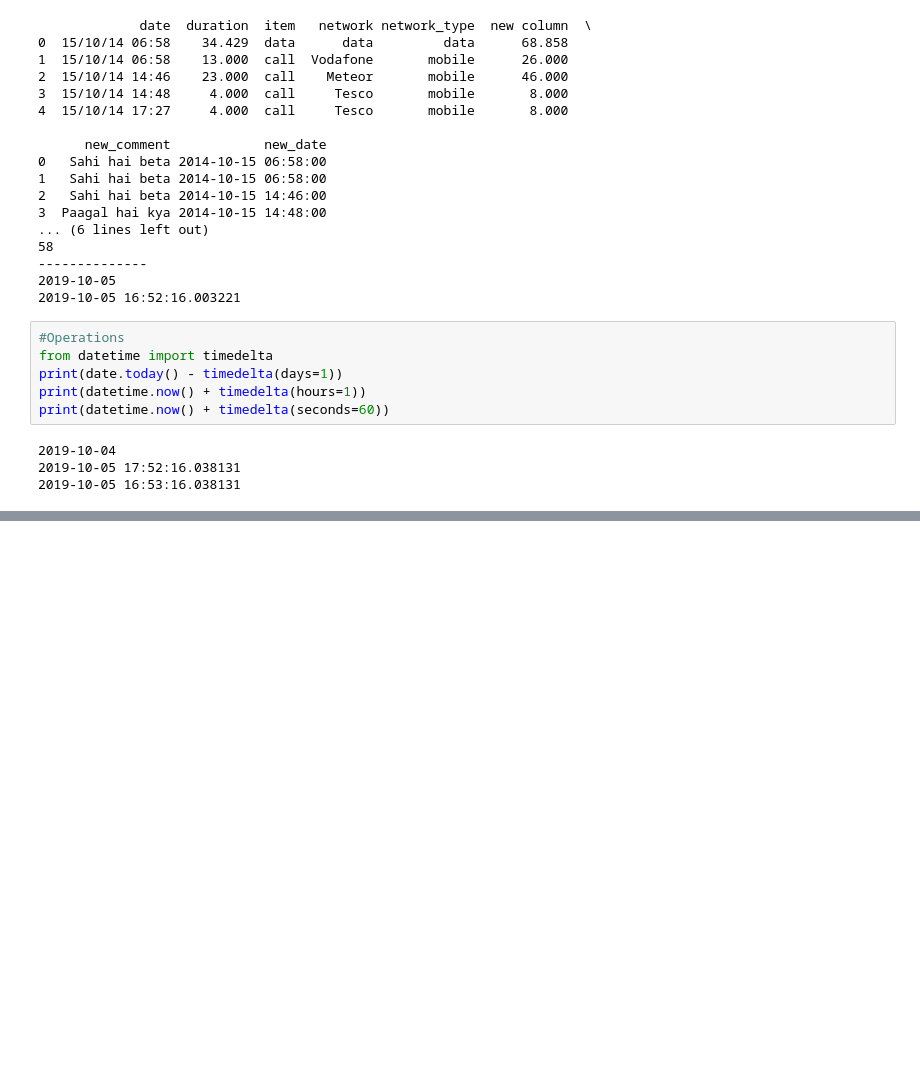
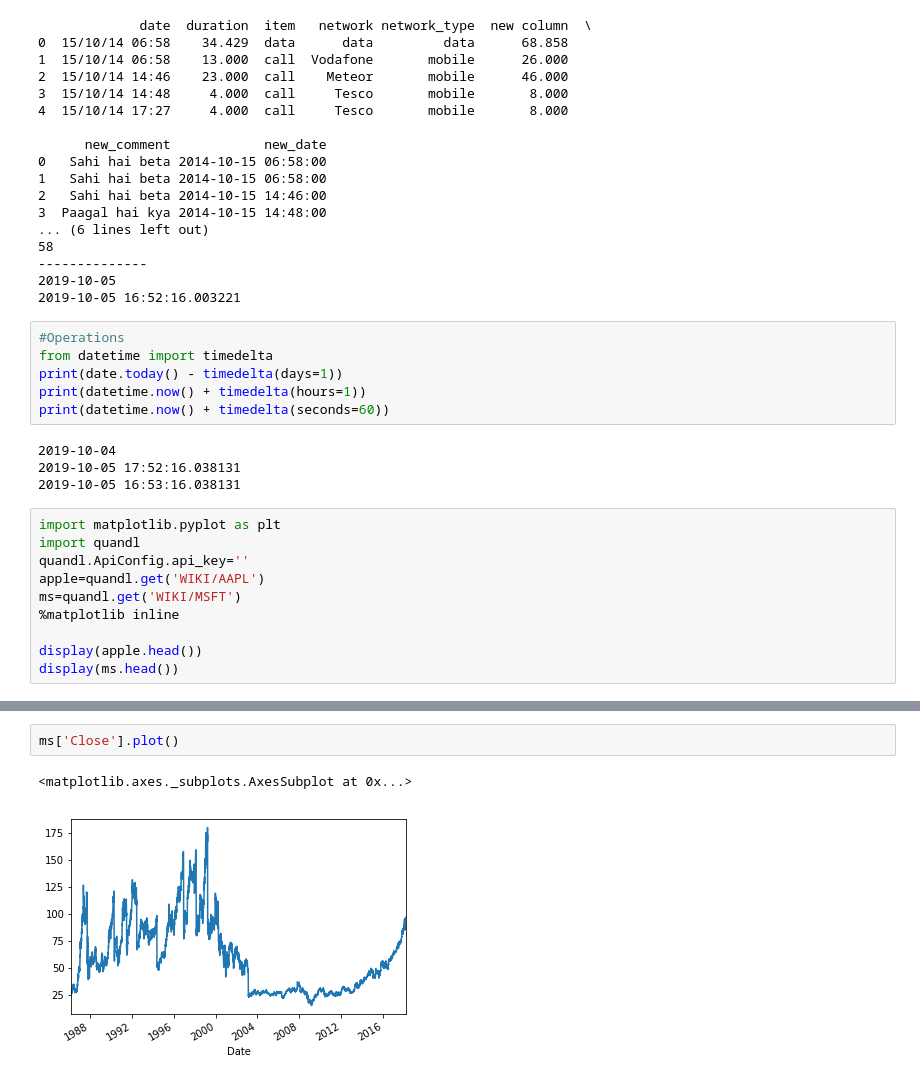
Before and after one commit to nikhilrsharma/Pandas, a Jupyter notebook: Pandas (Nikhil).ipynb, the cells around one changed output, grey strips where cells are left out. Drawn from its saved outputs; the diff is of its cells as text; blank space fills up the shorter version.

```diff
--- a/Pandas (Nikhil).ipynb
+++ b/Pandas (Nikhil).ipynb
@@ -444,3 +444,13 @@ print(datetime.now() + timedelta(seconds=60))
 2019-10-04
 2019-10-05 17:52:16.038131
 2019-10-05 16:53:16.038131
+# %%
+import matplotlib.pyplot as plt
+import quandl
+quandl.ApiConfig.api_key=''
+apple=quandl.get('WIKI/AAPL')
+ms=quandl.get('WIKI/MSFT')
+%matplotlib inline
+
+display(apple.head())
+display(ms.head())
@@ -446,0 +472,5 @@ print(datetime.now() + timedelta(seconds=60))
+# %%
+ms['Close'].plot()
+# %% [output]
+<matplotlib.axes._subplots.AxesSubplot at 0x...>
+[figure, added]
```
Also changed, not shown: parts of 27 cells of this notebook.
